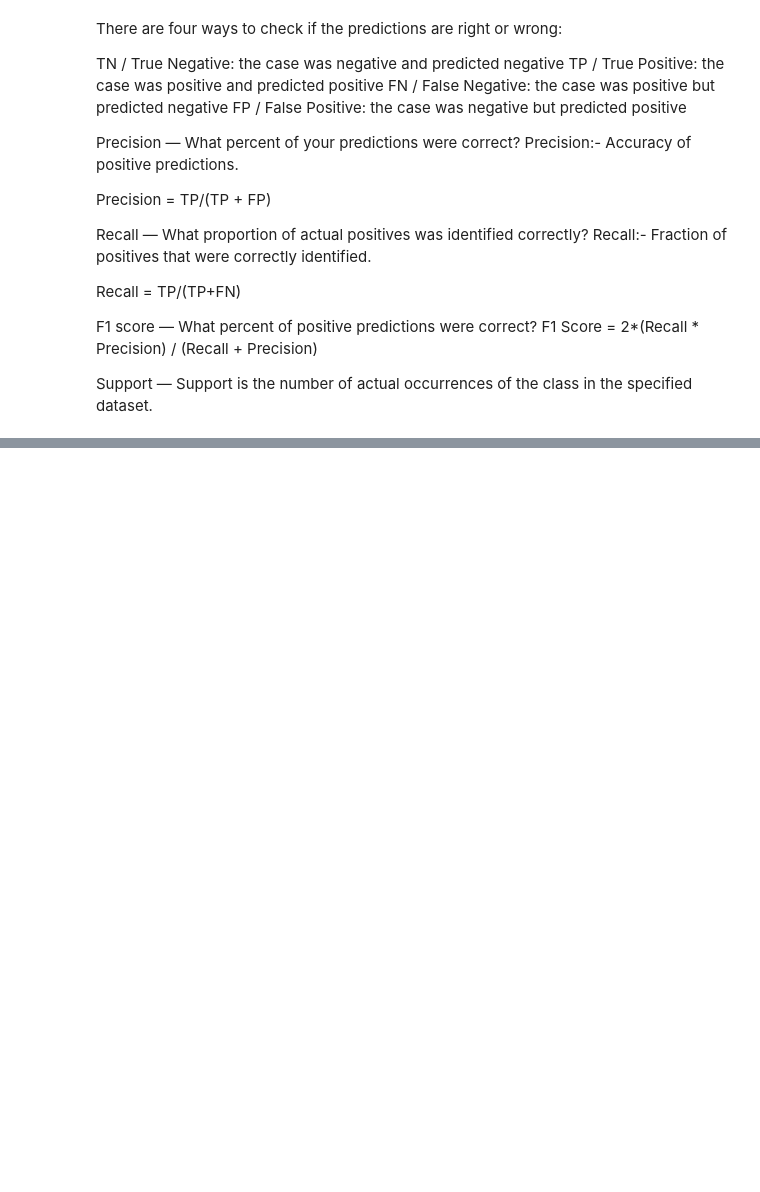
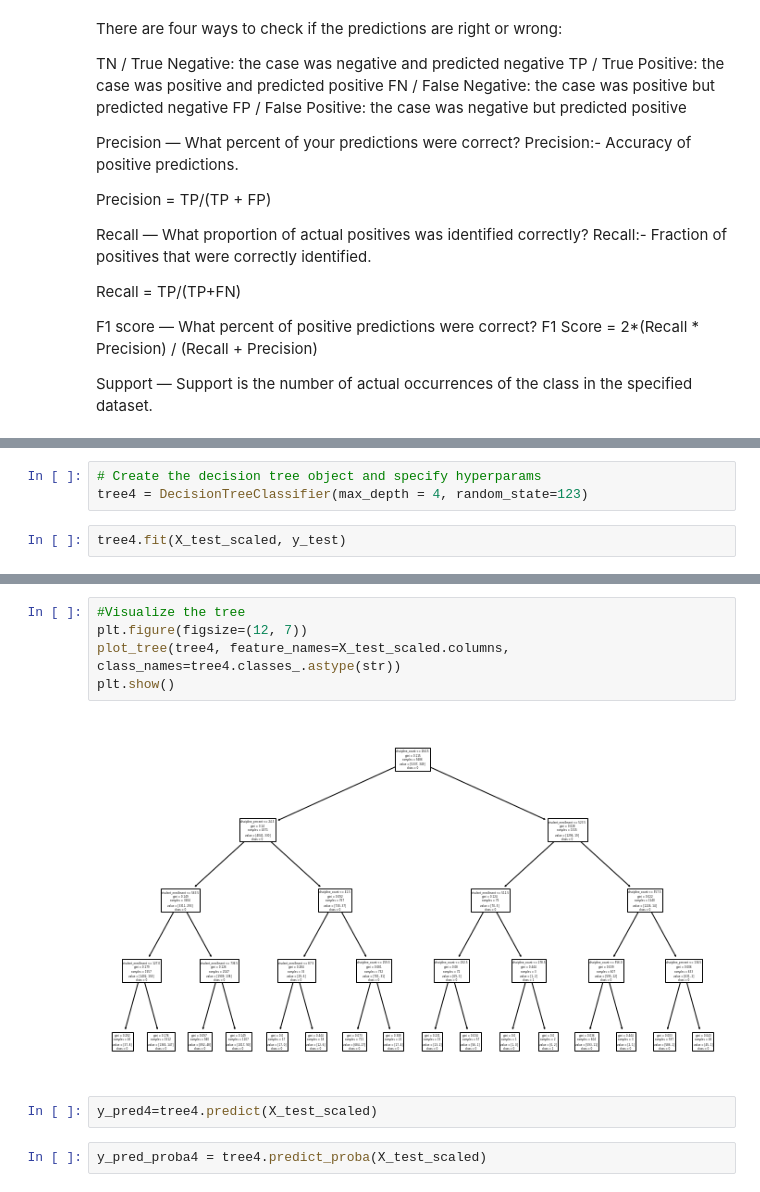
Before and after one commit to raedownen/independent_classification, a Jupyter notebook: notebook.ipynb, the cells around one changed output, grey strips where cells are left out. Saved outputs shown, nothing was run; the diff lists cells and outputs as text; blank space fills up the shorter version.

```diff
--- a/notebook.ipynb
+++ b/notebook.ipynb
@@ -1317,0 +1419,5 @@ Support — Support is the number of actual occurrences of the class in the spec
+# %%
+# Create the decision tree object and specify hyperparams
+tree4 = DecisionTreeClassifier(max_depth = 4, random_state=123)
+# %%
+tree4.fit(X_test_scaled, y_test)
@@ -1317,0 +1447,11 @@ Support — Support is the number of actual occurrences of the class in the spec
+# %%
+#Visualize the tree
+plt.figure(figsize=(12, 7))
+plot_tree(tree4, feature_names=X_test_scaled.columns, class_names=tree4.classes_.astype(str))
+plt.show()
+# %% [output]
+[figure, added]
+# %%
+y_pred4=tree4.predict(X_test_scaled)
+# %%
+y_pred_proba4 = tree4.predict_proba(X_test_scaled)
```
Also changed, not shown: parts of 26 cells of this notebook.
